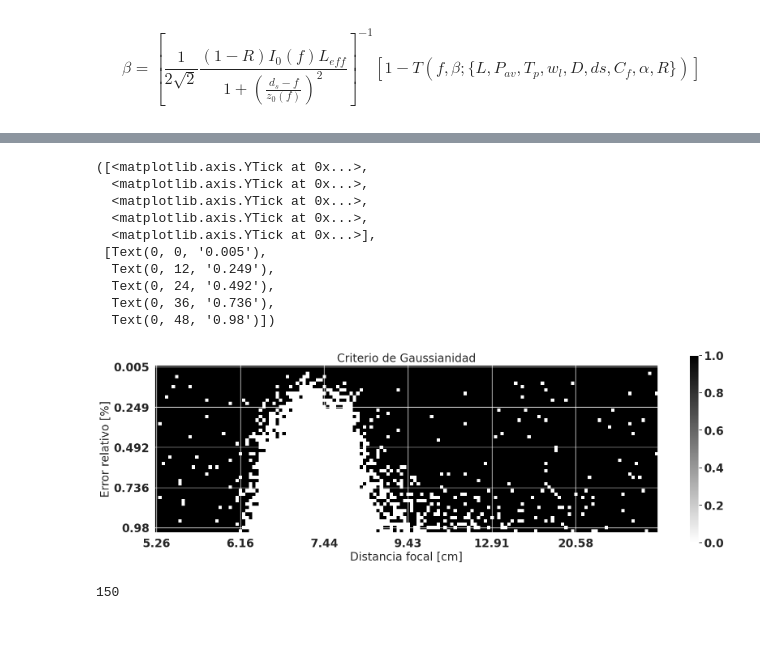
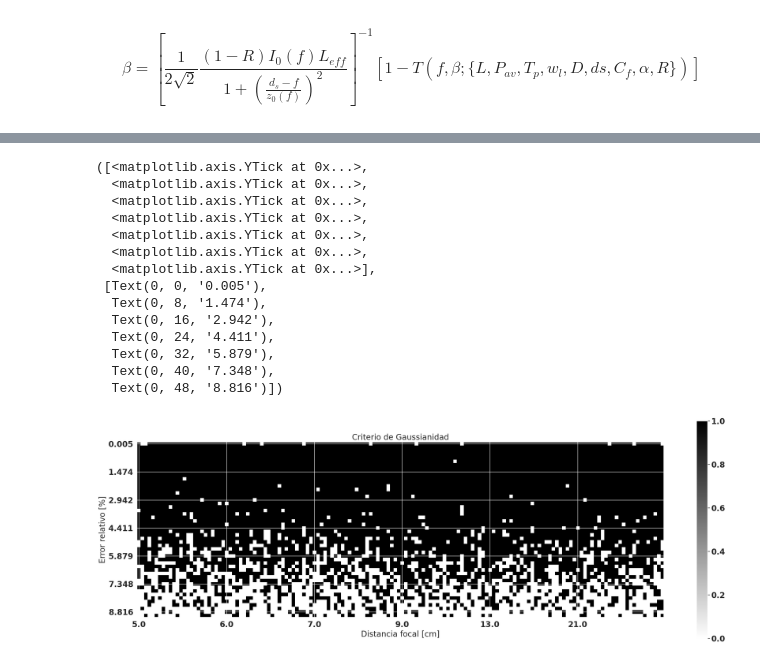
Before and after one commit to EstebanM-98/University_codes, a Jupyter notebook: TPA/analisis2.ipynb, the cells around one changed output, grey strips where cells are left out. Saved outputs shown, nothing was run; the diff lists cells and outputs as text; code cells hidden in the pictures; blank space fills up the shorter version.

```diff
--- a/TPA/analisis2.ipynb
+++ b/TPA/analisis2.ipynb
@@ -254,10 +282,30 @@ Significance levels: [15.  10.   5.   2.5  1. ]
 # %%
 f=plt.figure(figsize=(15,5))
 
-er_r=np.linspace(0.005,50,300) #  Porcentaje de error
+beta_med=[]
+beta_sig=[]
+er_r=np.linspace(0.005,9,50) #  Porcentaje de error
 final=np.zeros((len(er_r),len(focal)))
+M_sigma=np.zeros((len(er_r),len(focal)))
+M_beta=np.zeros((len(er_r),len(focal)))
+
 for k in range(len(focal)):
+
     for c,j in enumerate(er_r):
-        beta_hist=np.array(dist_betas(1000,j,k))
+
+
+        beta_hist=np.array(dist_betas(500,j,k))
+        criterio=((result[0]<result[1][3])or(shapiro(np.sort(beta_hist))[1]>0.05))*1
         result = (anderson(np.sort(beta_hist), dist='norm'))
-        final[c,k]=((result[0]<result[1][3])or(shapiro(np.sort(beta_hist))[1]>0.05))*1
+        final[c,k]=criterio
+
+
+        if criterio==1:
+            (mu, sigma) = norm.fit(beta_hist)
+            M_sigma[c,k]=sigma
+            M_beta[c,k]=mu
+
+
+        else:
+            M_sigma[c,k]=0
+            M_beta[c,k]=0
@@ -264,50 +314,48 @@ for k in range(len(focal)):
 # %%
 corriente=[i for i in range(0,300,2)]
-
 corriente=np.array(corriente)
-######################## PARAMETROS QUE SE ASUMEN COMO LOS REALES
 focal=focalcurr('opt2',corriente) #focal distance [m]
-focal=np.round(focal*100,2)
+focal=np.round(focal*100,0)
 # %%
-fig = plt.figure(figsize=(20,6))
-extent = np.min(focal), np.max(focal), np.min(er_r), np.max(er_r)
+fig = plt.figure(figsize=(30,10))
+
 
 matplotlib.rc('xtick', labelsize=20)
 matplotlib.rc('ytick', labelsize=20)
 plt.imshow(final, cmap='binary')
 plt.ylabel('Error relativo [%]',fontsize=20)
 plt.xlabel('Distancia focal [cm]',fontsize=20)
 plt.title('Criterio de Gaussianidad',fontsize=20)
 plt.colorbar()
 
+
 nx = focal.shape[0]
 no_labels = 7 # how many labels to see on axis x
 step_x = int(nx / (no_labels - 1)) # step between consecutive labels
 x_positions = np.arange(0,nx,step_x) # pixel count at label position
 x_labels = focal[::step_x] # labels you want to see
-plt.xticks(x_positions, np.sort(x_labels))
-
+plt.xticks(x_positions, np.sort(x_labels),fontsize=20)
 
 
 ny = er_r.shape[0]
-no_labels = 5 # how many labels to see on axis x
+no_labels = 7 # how many labels to see on axis x
 step_y = int(ny / (no_labels - 1)) # step between consecutive labels
 y_positions = np.arange(0,ny,step_y) # pixel count at label position
 y_labels = np.round(er_r[::step_y],3) # labels you want to see
-plt.yticks(y_positions, np.sort(y_labels))
+plt.yticks(y_positions, np.sort(y_labels),fontsize=20)
 # %% [output]
 ([<matplotlib.axis.YTick at 0x...>,
+  <matplotlib.axis.YTick at 0x...>,
+  <matplotlib.axis.YTick at 0x...>,
   <matplotlib.axis.YTick at 0x...>,
   <matplotlib.axis.YTick at 0x...>,
   <matplotlib.axis.YTick at 0x...>,
   <matplotlib.axis.YTick at 0x...>],
  [Text(0, 0, '0.005'),
-  Text(0, 12, '0.249'),
-  Text(0, 24, '0.492'),
-  Text(0, 36, '0.736'),
-  Text(0, 48, '0.98')])
+  Text(0, 8, '1.474'),
+  Text(0, 16, '2.942'),
+  Text(0, 24, '4.411'),
+  Text(0, 32, '5.879'),
+  Text(0, 40, '7.348'),
+  Text(0, 48, '8.816')])
-[figure, old version]
+[figure, new version]
-# %%
-nx
-# %% [output]
-150
```
Also changed, not shown: parts of 9 cells of this notebook, 11 other files.
